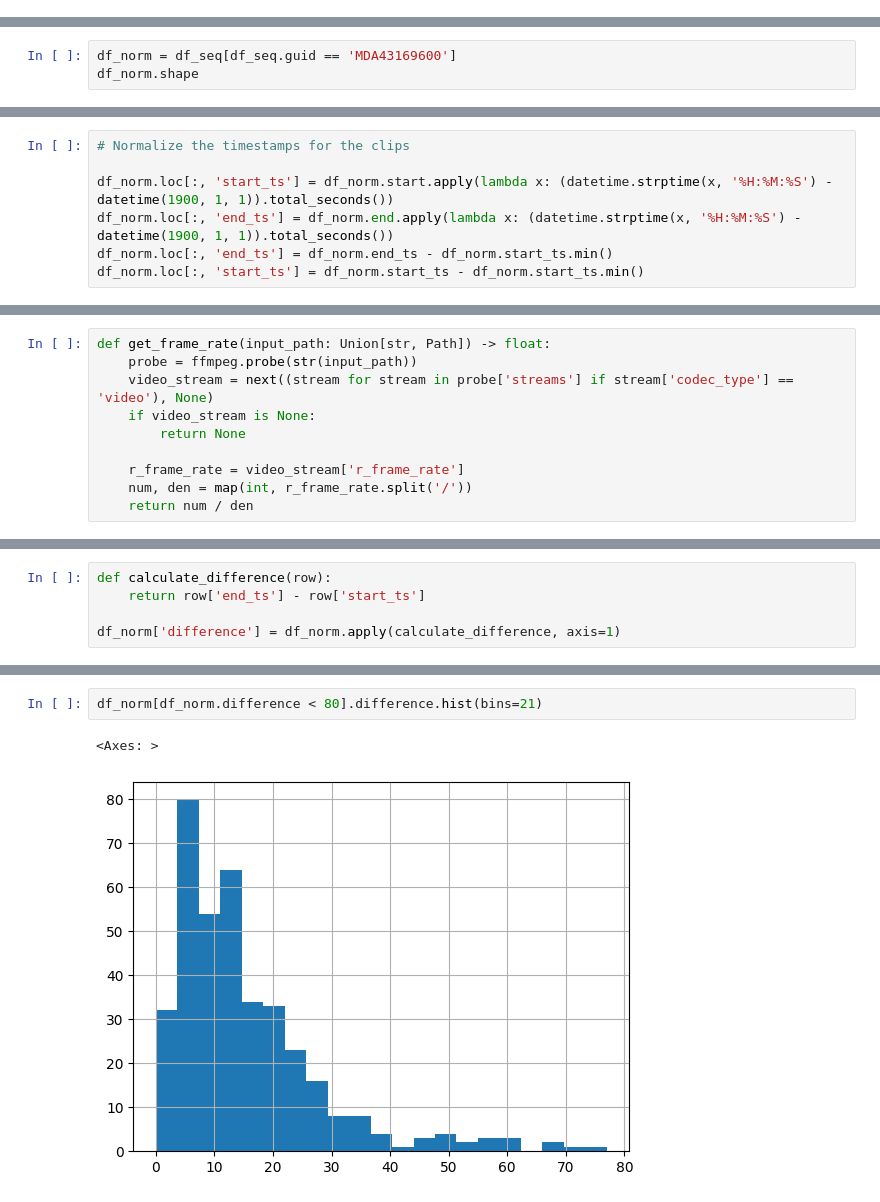
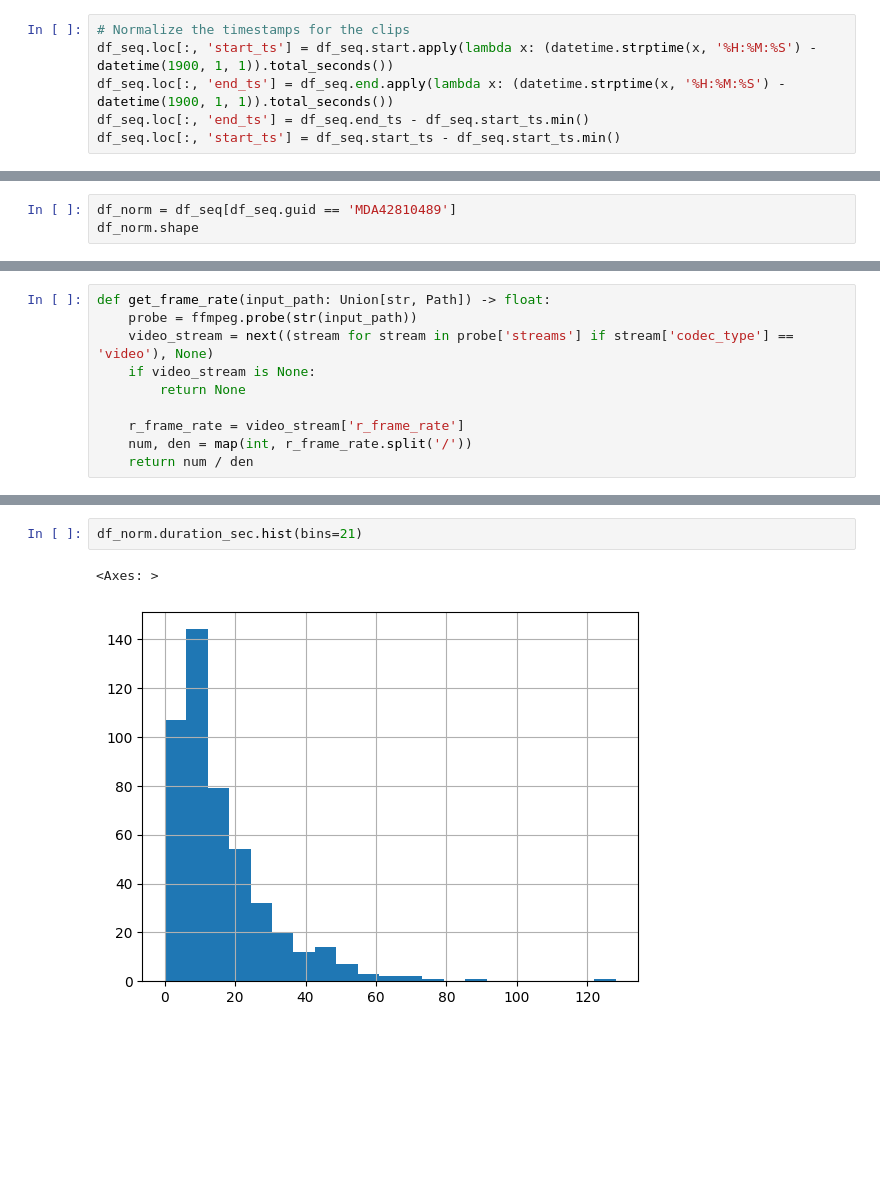
Before and after one commit to EPFL-EMPlus/emplusvault, a Jupyter notebook: notebook/ioc.ipynb, the cells around one changed output, grey strips where cells are left out. Saved outputs shown, nothing was run; the diff lists cells and outputs as text; blank space fills up the shorter version.

```diff
--- a/notebook/ioc.ipynb
+++ b/notebook/ioc.ipynb
@@ -215,0 +147,6 @@ clip = df_seq.iloc[0].to_dict()
+# %%
+# Normalize the timestamps for the clips
+df_seq.loc[:, 'start_ts'] = df_seq.start.apply(lambda x: (datetime.strptime(x, '%H:%M:%S') - datetime(1900, 1, 1)).total_seconds())
+df_seq.loc[:, 'end_ts'] = df_seq.end.apply(lambda x: (datetime.strptime(x, '%H:%M:%S') - datetime(1900, 1, 1)).total_seconds())
+df_seq.loc[:, 'end_ts'] = df_seq.end_ts - df_seq.start_ts.min()
+df_seq.loc[:, 'start_ts'] = df_seq.start_ts - df_seq.start_ts.min()
@@ -216,4 +164,4 @@ clip = df_seq.iloc[0].to_dict()
 # %%
-df_norm = df_seq[df_seq.guid == 'MDA43169600']
+df_norm = df_seq[df_seq.guid == 'MDA42810489']
 df_norm.shape
 # %% [output]
@@ -230,7 +168,0 @@ df_norm.head()
-# %%
-# Normalize the timestamps for the clips
-
-df_norm.loc[:, 'start_ts'] = df_norm.start.apply(lambda x: (datetime.strptime(x, '%H:%M:%S') - datetime(1900, 1, 1)).total_seconds())
-df_norm.loc[:, 'end_ts'] = df_norm.end.apply(lambda x: (datetime.strptime(x, '%H:%M:%S') - datetime(1900, 1, 1)).total_seconds())
-df_norm.loc[:, 'end_ts'] = df_norm.end_ts - df_norm.start_ts.min()
-df_norm.loc[:, 'start_ts'] = df_norm.start_ts - df_norm.start_ts.min()
@@ -375,5 +251,0 @@ with open('test.mp4', 'wb') as f:
-# %%
-def calculate_difference(row):
-    return row['end_ts'] - row['start_ts']
-
-df_norm['difference'] = df_norm.apply(calculate_difference, axis=1)
@@ -395,5 +252,5 @@ df_norm.head()
 # %%
-df_norm[df_norm.difference < 80].difference.hist(bins=21)
+df_norm.duration_sec.hist(bins=21)
 # %% [output]
 <Axes: >
-[figure, old version]
+[figure, new version]
```
Also changed, not shown: parts of 54 cells of this notebook, 1 other file.
